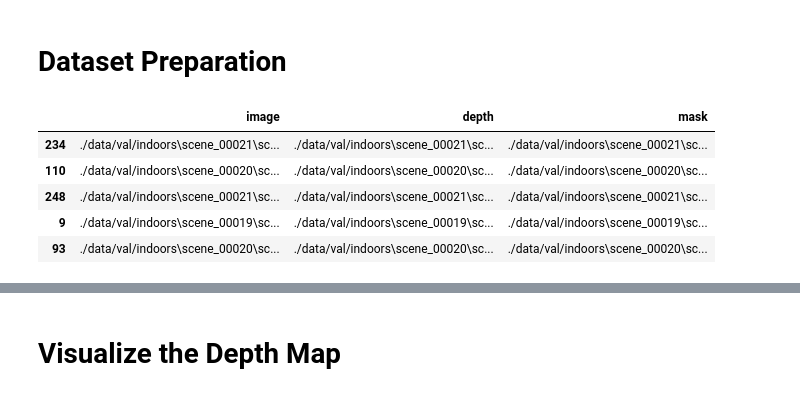
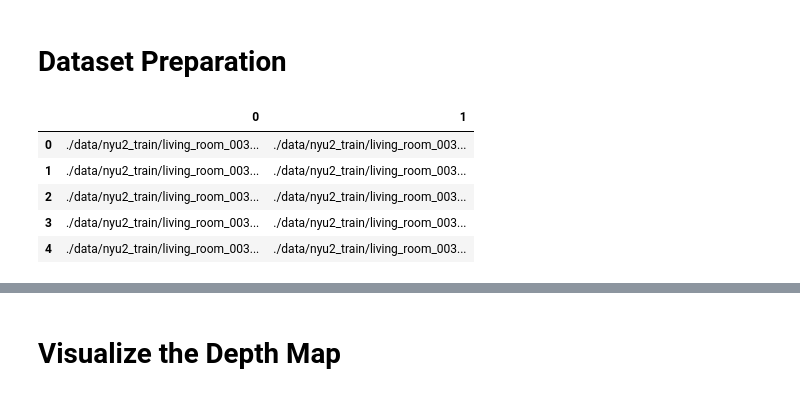
Before and after one commit to Briiad/UNet-MobiletV3, a Jupyter notebook: main.ipynb, the cells around one changed output, grey strips where cells are left out. Saved outputs shown, nothing was run; the diff lists cells and outputs as text; code cells hidden in the pictures.

```diff
--- a/main.ipynb
+++ b/main.ipynb
@@ -92,29 +67,2 @@ MobileNetV3(
 # %% [markdown]
 # Dataset Preparation
-# %%
-indoor_path = "./data/val/indoors"
-
-file_list = []
-
-for root, dirs, files in os.walk(indoor_path):
-    for file in files:
-        file_list.append(os.path.join(root, file))
-
-file_list.sort()
-
-data = {
-    "image" : [x for x in file_list if x.endswith(".png")],
-    "depth" : [x for x in file_list if x.endswith("_depth.npy")],
-    "mask" : [x for x in file_list if x.endswith("_depth_mask.npy")]
-}
-
-df = pd.DataFrame(data)
-df = df.sample(frac=1, random_state=42)
-df.head()
-# %% [output]
-|  | image | depth | mask |
-| 234 | ./data/val/indoors\scene_00021\sc... | ./data/val/indoors\scene_00021\sc... | ./data/val/indoors\scene_00021\sc... |
-| 110 | ./data/val/indoors\scene_00020\sc... | ./data/val/indoors\scene_00020\sc... | ./data/val/indoors\scene_00020\sc... |
-| 248 | ./data/val/indoors\scene_00021\sc... | ./data/val/indoors\scene_00021\sc... | ./data/val/indoors\scene_00021\sc... |
-| 9 | ./data/val/indoors\scene_00019\sc... | ./data/val/indoors\scene_00019\sc... | ./data/val/indoors\scene_00019\sc... |
-| 93 | ./data/val/indoors\scene_00020\sc... | ./data/val/indoors\scene_00020\sc... | ./data/val/indoors\scene_00020\sc... |
@@ -120,0 +73,13 @@ df.head()
+# %%
+df = pd.read_csv(train_csv, header=None)
+df[0] = df[0].map(lambda x: os.path.join(base_path, x))
+df[1] = df[1].map(lambda x: os.path.join(base_path, x))
+
+df.head()
+# %% [output]
+|  | 0 | 1 |
+| 0 | ./data/nyu2_train/living_room_003... | ./data/nyu2_train/living_room_003... |
+| 1 | ./data/nyu2_train/living_room_003... | ./data/nyu2_train/living_room_003... |
+| 2 | ./data/nyu2_train/living_room_003... | ./data/nyu2_train/living_room_003... |
+| 3 | ./data/nyu2_train/living_room_003... | ./data/nyu2_train/living_room_003... |
+| 4 | ./data/nyu2_train/living_room_003... | ./data/nyu2_train/living_room_003... |
```
Also changed, not shown: parts of 17 cells of this notebook, 3 other files.
